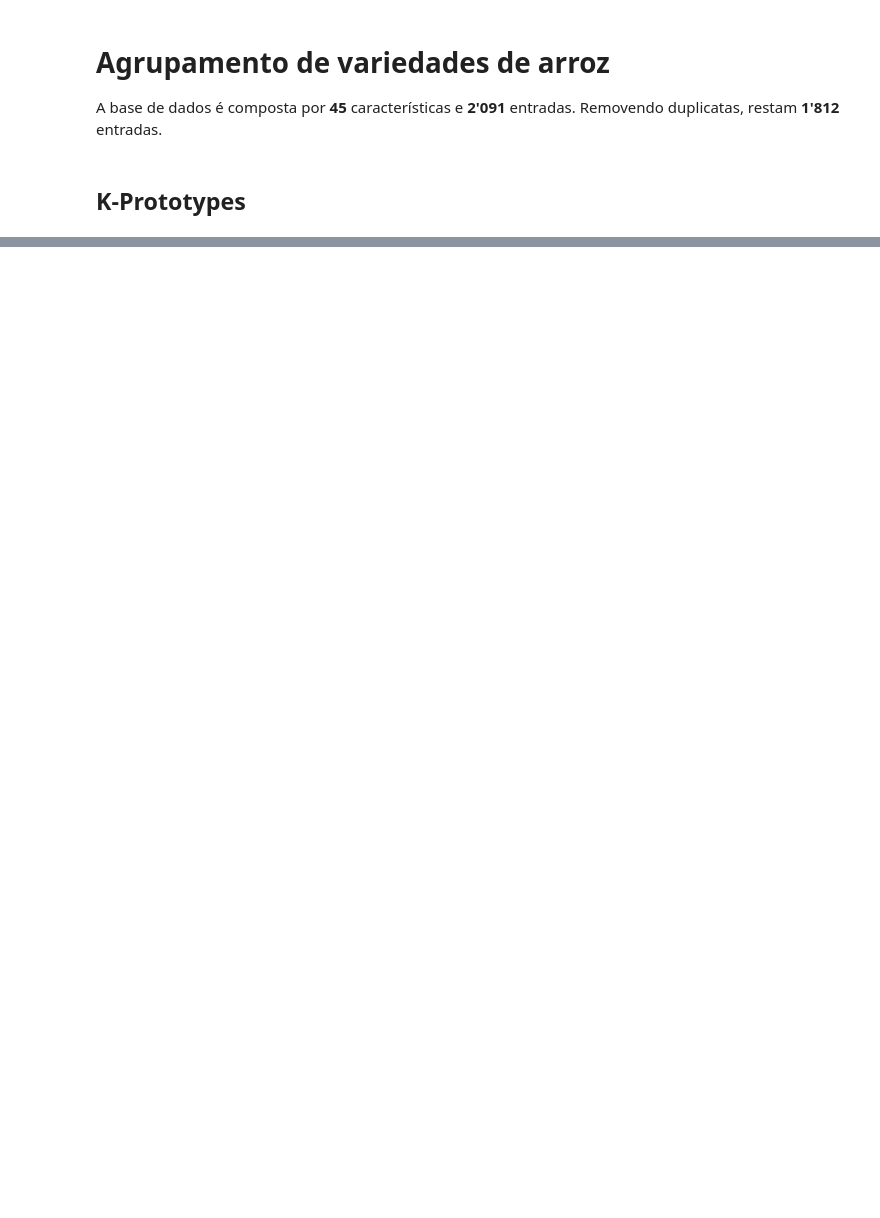
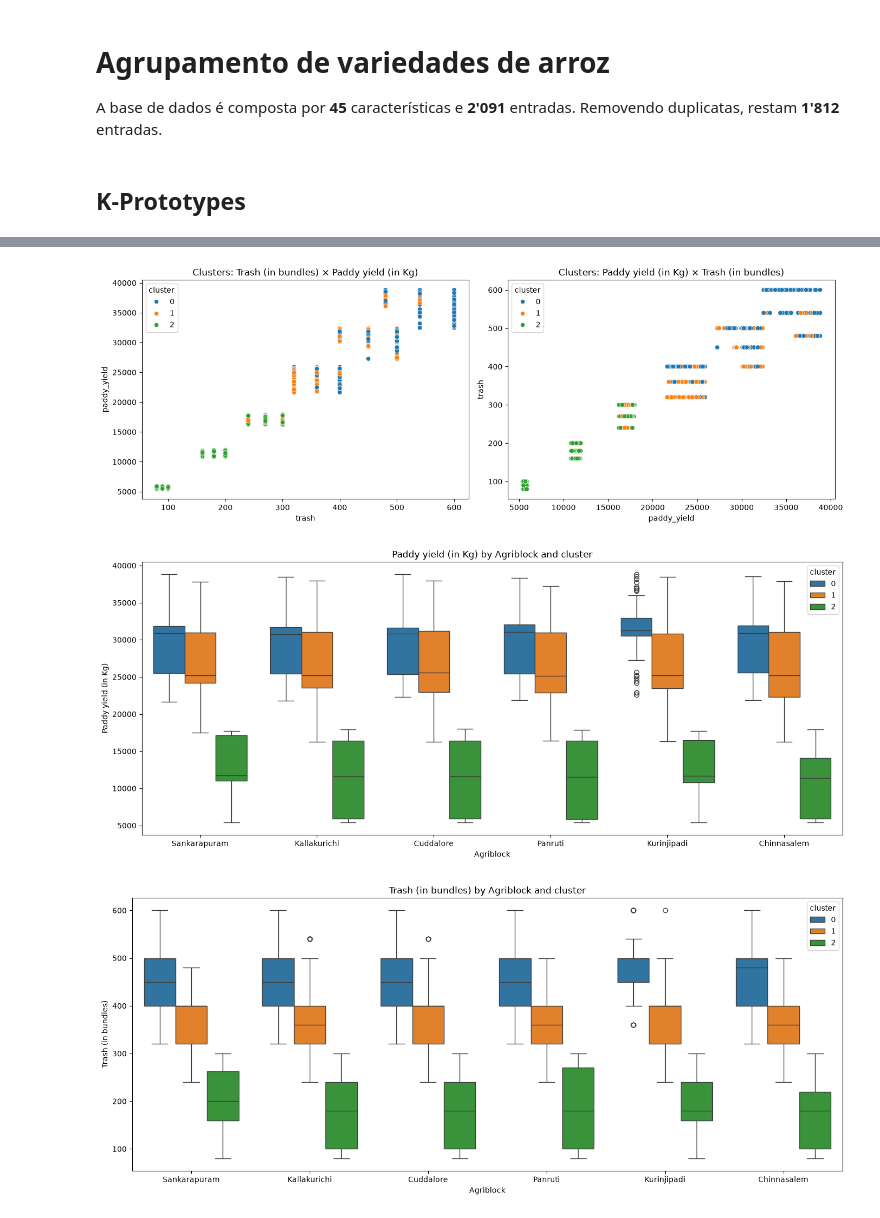
Before and after one commit to gabdumal/data_mining, a Jupyter notebook: assignment_3/main.ipynb, the cells around one changed output, grey strips where cells are left out. Drawn from its saved outputs; the diff is of its cells as text; code cells hidden in the pictures; blank space fills up the shorter version.

Commit message:
Improve graphs for clustering

```diff
--- a/assignment_3/main.ipynb
+++ b/assignment_3/main.ipynb
@@ -25,7 +25,7 @@ from columns import target_columns
 from data import dd_df, names_of_columns
 # %%
 def plot_boxplots_with_clusters_for_numerical_columns(
-    data_frame: pd.DataFrame, cluster_column: str, numerical_columns: list[str]
+    data_frame: pd.DataFrame, numerical_columns: list[str]
 ):
     n = len(numerical_columns)
 
@@ -36,7 +36,7 @@ def plot_boxplots_with_clusters_for_numerical_columns(
     axes = axes.flatten()
 
     for ax, col in zip(axes, numerical_columns):
-        sns.boxplot(data=data_frame, x=cluster_column, y=col, ax=ax)
+        sns.boxplot(data=data_frame, x="cluster", y=col, ax=ax)
 
         ax.set_title(f"{col} por cluster")
         ax.set_xlabel("Cluster")
@@ -60,7 +80,7 @@ def plot_scatter_plot_with_clusters(data_frame: pd.DataFrame, x_axis: str, y_axi
     plt.title(f"Clusters: {names_of_columns[x_axis]} × {names_of_columns[y_axis]}")
     plt.show()
 # %%
-def plot_scatter_plot_pair_with_clusters(
+def plot_scatterplot_pair_with_clusters(
     data_frame: pd.DataFrame, x_axis: str, y_axis: str
 ):
     fig, axes = plt.subplots(1, 2, figsize=(14, 5))
@@ -115,6 +135,34 @@ def plot_cluster_as_pillar_graph(data_frame: pd.DataFrame, categorical_column: s
     plt.xticks(rotation=0)
     plt.tight_layout()
     plt.show()
+# %%
+def visualize_clustering(data_frame: pd.DataFrame):
+    plot_boxplots_with_clusters_for_numerical_columns(
+        data_frame=data_frame,
+        numerical_columns=[*f3_numerical_columns, *target_columns],
+    )
+
+    plot_cluster_as_pillar_graph(data_frame=data_frame, categorical_column="agriblock")
+    plot_cluster_as_pillar_graph(data_frame=data_frame, categorical_column="variety")
+    plot_cluster_as_pillar_graph(data_frame=data_frame, categorical_column="soil_type")
+    plot_cluster_as_pillar_graph(data_frame=data_frame, categorical_column="nursery")
+
+    for x_axis, y_axis in combinations([*f3_numerical_columns, *target_columns], 2):
+        plot_scatterplot_pair_with_clusters(
+            data_frame=data_frame,
+            x_axis=x_axis,
+            y_axis=y_axis,
+        )
+
+    plot_boxplot_pair_with_clusters(
+        data_frame=data_frame, x_axis="agriblock", y_axis="paddy_yield"
+    )
+    plot_boxplot_pair_with_clusters(
+        data_frame=data_frame, x_axis="agriblock", y_axis="trash"
+    )
+    plot_boxplot_pair_with_clusters(
+        data_frame=data_frame, x_axis="agriblock", y_axis="hectares"
+    )
 # %% [markdown]
 ## K-Prototypes
 # %%
@@ -191,0 +205,4 @@ plot_cluster_as_pillar_graph(
+# %%
+clustering = cluster_by_k_prototypes(n_clusters=3)
+visualize_clustering(data_frame=clustering)
+# %% [output]
@@ -191,0 +216,3 @@ plot_cluster_as_pillar_graph(
+[figure, added]
+[figure, added]
+[figure, added]
```
Also changed, not shown: parts of 7 cells of this notebook.
